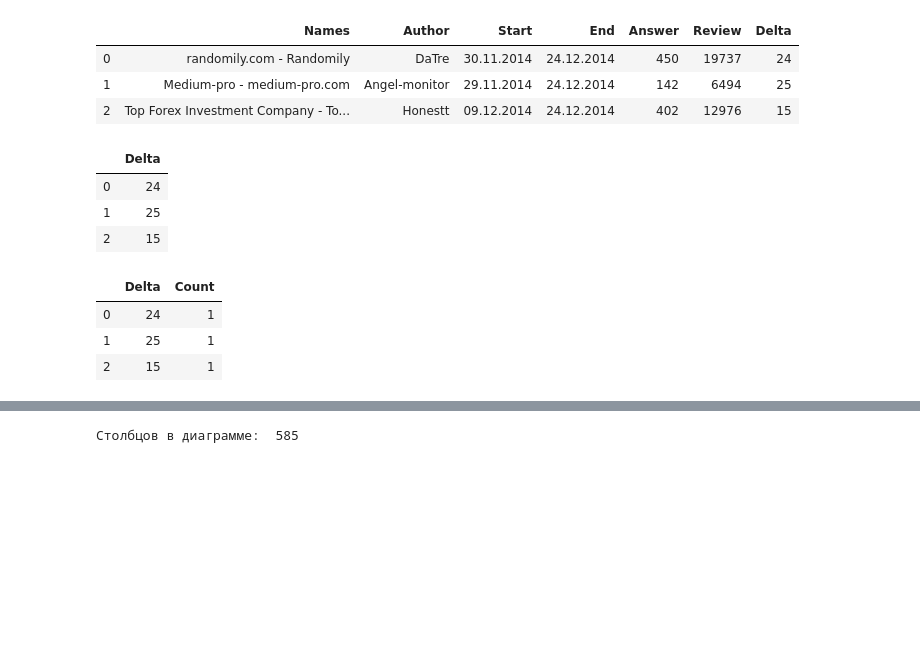
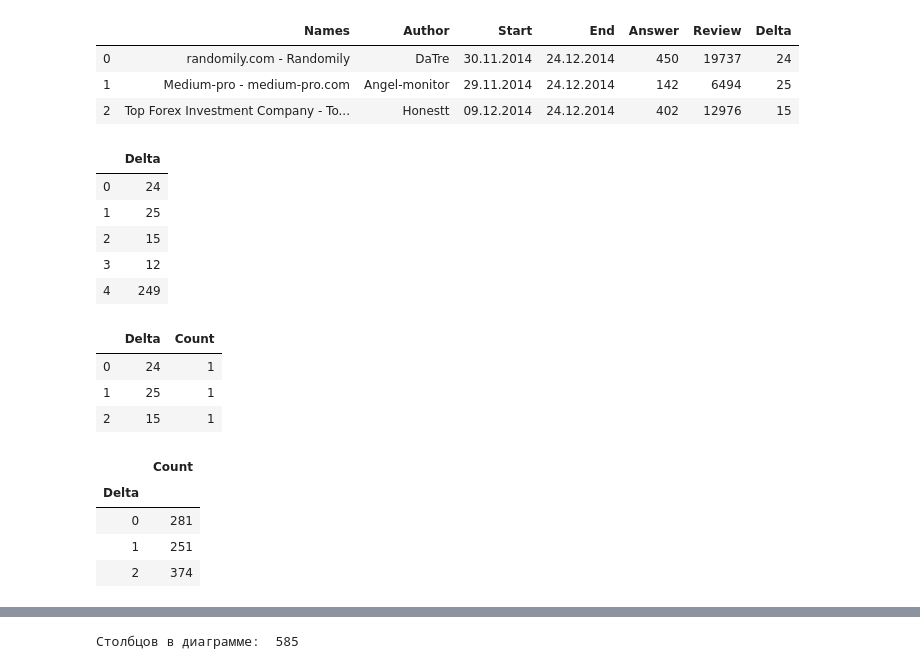
Before and after one commit to sergeqwe/parser_mmgp, a Jupyter notebook: test.ipynb, the cells around one changed output, grey strips where cells are left out. Drawn from its saved outputs; the diff is of its cells as text; code cells hidden in the pictures; blank space fills up the shorter version.

```diff
--- a/test.ipynb
+++ b/test.ipynb
@@ -59,0 +51,12 @@ del df['Review']
+# %%
+# Создаем новую таблицу из колонки Delta, чтобы подсчитать кол-во
+df1 = pd.DataFrame(data = df['Delta'], columns=['Delta'])
+# %%
+df1.head()
+# %% [output]
+|  | Delta |
+| 0 | 24 |
+| 1 | 25 |
+| 2 | 15 |
+| 3 | 12 |
+| 4 | 249 |
@@ -60,7 +66,7 @@ del df['Review']
 # %%
-df[0:3]
+df1[0:3]
 # %% [output]
-|  | Delta |
-| 0 | 24 |
-| 1 | 25 |
-| 2 | 15 |
+|  | Delta | Count |
+| 0 | 24 | 1 |
+| 1 | 25 | 1 |
+| 2 | 15 | 1 |
@@ -70,7 +79,8 @@ df['Count'] = 1
 # %%
-df[0:3]
+df1[0:3]
 # %% [output]
-|  | Delta | Count |
-| 0 | 24 | 1 |
-| 1 | 25 | 1 |
-| 2 | 15 | 1 |
+|  | Count |
+| Delta |  |
+| 0 | 281 |
+| 1 | 251 |
+| 2 | 374 |
```
Also changed, not shown: parts of 21 cells of this notebook.
